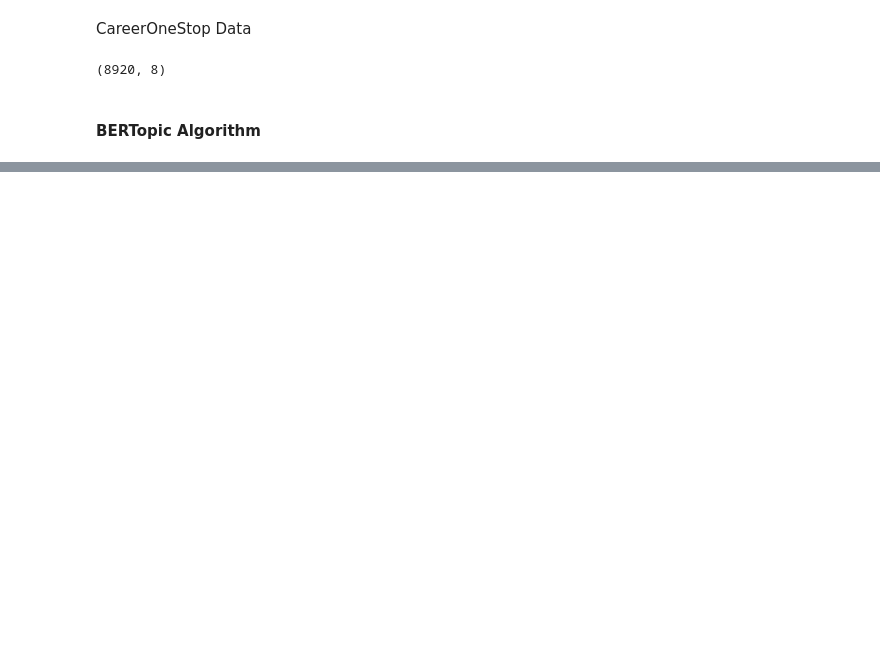
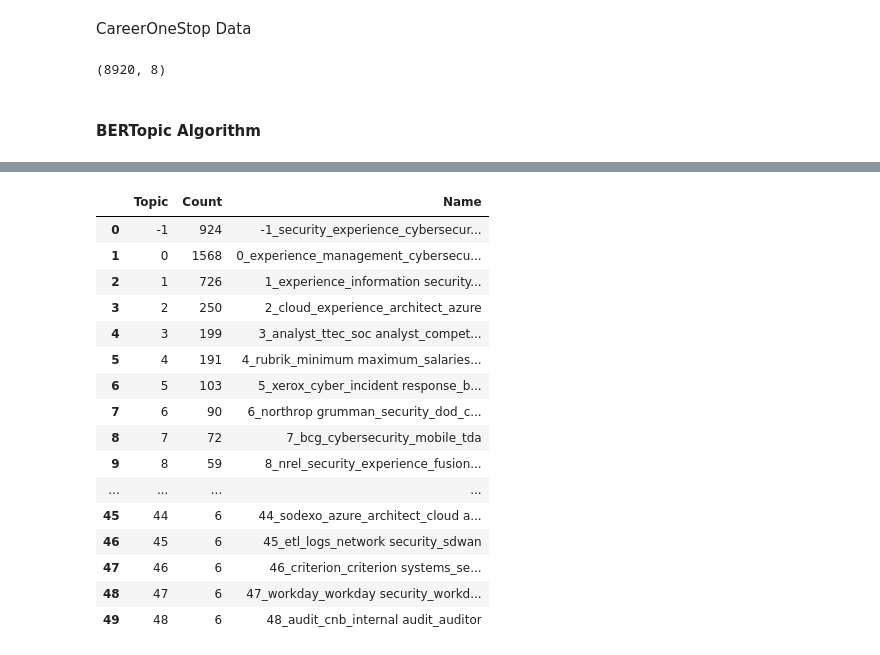
Before and after one commit to hannahabraham-gmu/Scape-Save-DAEN690, a Jupyter notebook: Demand Analysis/bertopic modeling.ipynb, the cells around one changed output, grey strips where cells are left out. Drawn from its saved outputs; the diff is of its cells as text; code cells hidden in the pictures; blank space fills up the shorter version.

Commit message:
Update bertopic modeling.ipynb
minor changes to code

```diff
--- a/Demand Analysis/bertopic modeling.ipynb
+++ b/Demand Analysis/bertopic modeling.ipynb
@@ -193,3 +233,23 @@ topic_in, prob_in = topic_model_in.fit_transform(df['description_text'])
+# %%
+topic_model.get_topic_info()
+# %% [output]
+|  | Topic | Count | Name |
+| 0 | -1 | 924 | -1_security_experience_cybersecur... |
+| 1 | 0 | 1568 | 0_experience_management_cybersecu... |
+| 2 | 1 | 726 | 1_experience_information security... |
+| 3 | 2 | 250 | 2_cloud_experience_architect_azure |
+| 4 | 3 | 199 | 3_analyst_ttec_soc analyst_compet... |
+| 5 | 4 | 191 | 4_rubrik_minimum maximum_salaries... |
+| 6 | 5 | 103 | 5_xerox_cyber_incident response_b... |
+| 7 | 6 | 90 | 6_northrop grumman_security_dod_c... |
+| 8 | 7 | 72 | 7_bcg_cybersecurity_mobile_tda |
+| 9 | 8 | 59 | 8_nrel_security_experience_fusion... |
+| ... | ... | ... | ... |
+| 45 | 44 | 6 | 44_sodexo_azure_architect_cloud a... |
+| 46 | 45 | 6 | 45_etl_logs_network security_sdwan |
+| 47 | 46 | 6 | 46_criterion_criterion systems_se... |
+| 48 | 47 | 6 | 47_workday_workday security_workd... |
+| 49 | 48 | 6 | 48_audit_cnb_internal audit_auditor |
 # %%
 #model with careeronestop data
 topic_model.visualize_barchart(top_n_topics=5)
```
Also changed, not shown: parts of 10 cells of this notebook.
